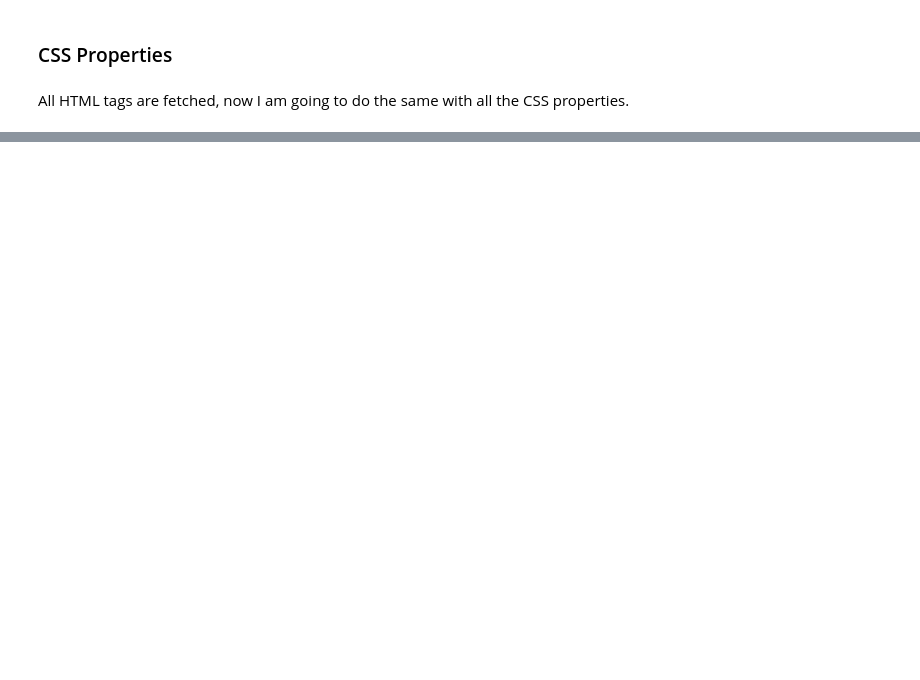
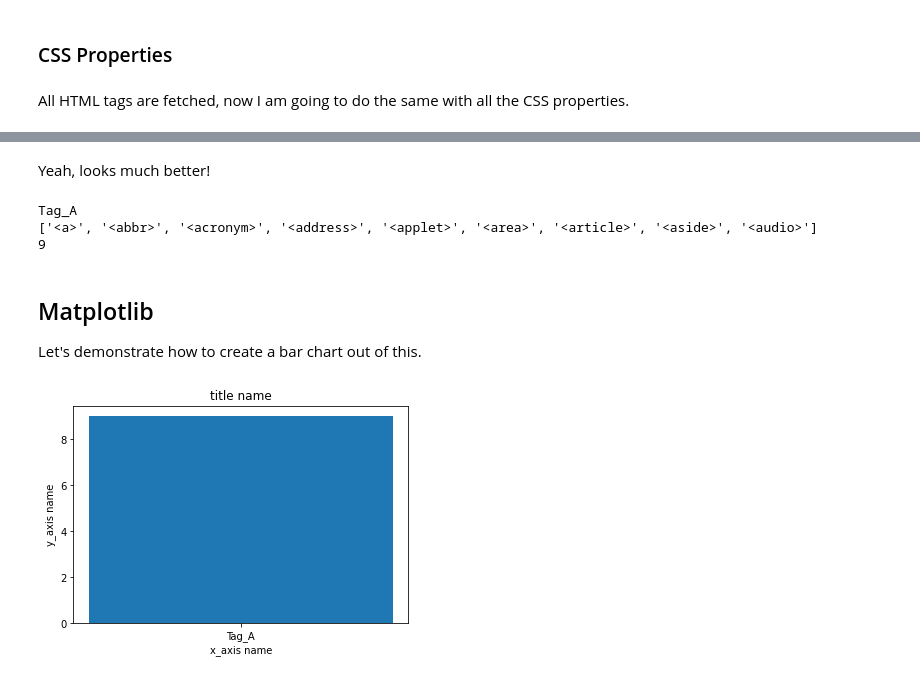
Before and after one commit to YuriDevAT/browser_compatibility_a11y, a Jupyter notebook: final_project.ipynb, the cells around one changed output, grey strips where cells are left out. Saved outputs shown, nothing was run; the diff lists cells and outputs as text; code cells hidden in the pictures; blank space fills up the shorter version.

Commit message:
add csv file to work with data

```diff
--- a/final_project.ipynb
+++ b/final_project.ipynb
@@ -174,0 +167,9 @@ There are currently 732 properties.
+# %%
+my_file = open('HTML_Tags.csv', encoding='utf8')
+
+from csv import reader
+read_file = reader(my_file)
+tag_data_set = list(read_file)
+
+df = pd.DataFrame(tag_data_set)
+df
@@ -174,0 +195,38 @@ There are currently 732 properties.
+# %% [markdown]
+Yeah, looks much better!
+# %%
+get_col_a = tag_data_set[0][0]
+
+get_a = []
+
+for col in tag_data_set[1:]:
+    Tag_A = col[0]
+    get_a.append(Tag_A)
+
+while("" in get_a):
+    get_a.remove("")
+
+print(get_col_a)
+print(get_a)
+print(len(get_a))
+# %% [output]
+Tag_A
+['<a>', '<abbr>', '<acronym>', '<address>', '<applet>', '<area>', '<article>', '<aside>', '<audio>']
+9
+# %% [markdown]
+## Matplotlib
+
+Let's demonstrate how to create a bar chart out of this.
+# %%
+import matplotlib.pyplot as plt
+
+x_axis = [get_col_a]
+y_axis = [len(get_a)]
+
+plt.bar(x_axis, y_axis)
+plt.title('title name')
+plt.xlabel('x_axis name')
+plt.ylabel('y_axis name')
+plt.show()
+# %% [output]
+[figure, added]
```
Also changed, not shown: parts of 13 cells of this notebook, 1 other file.
